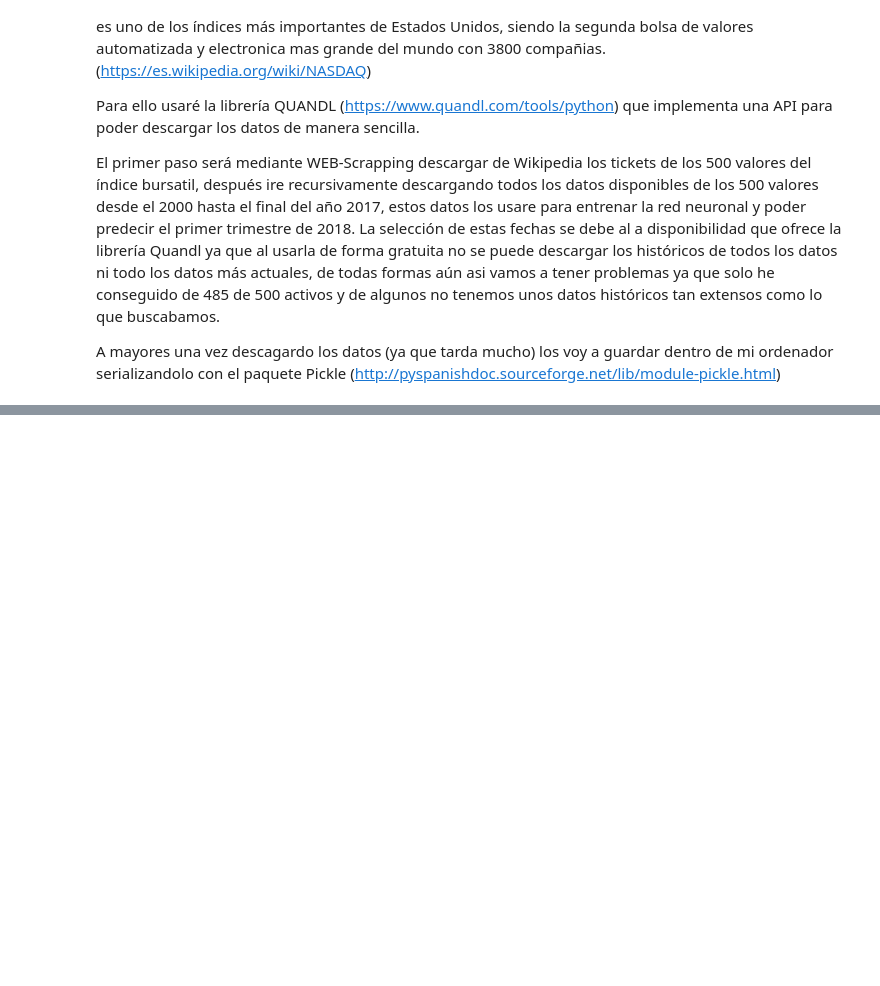
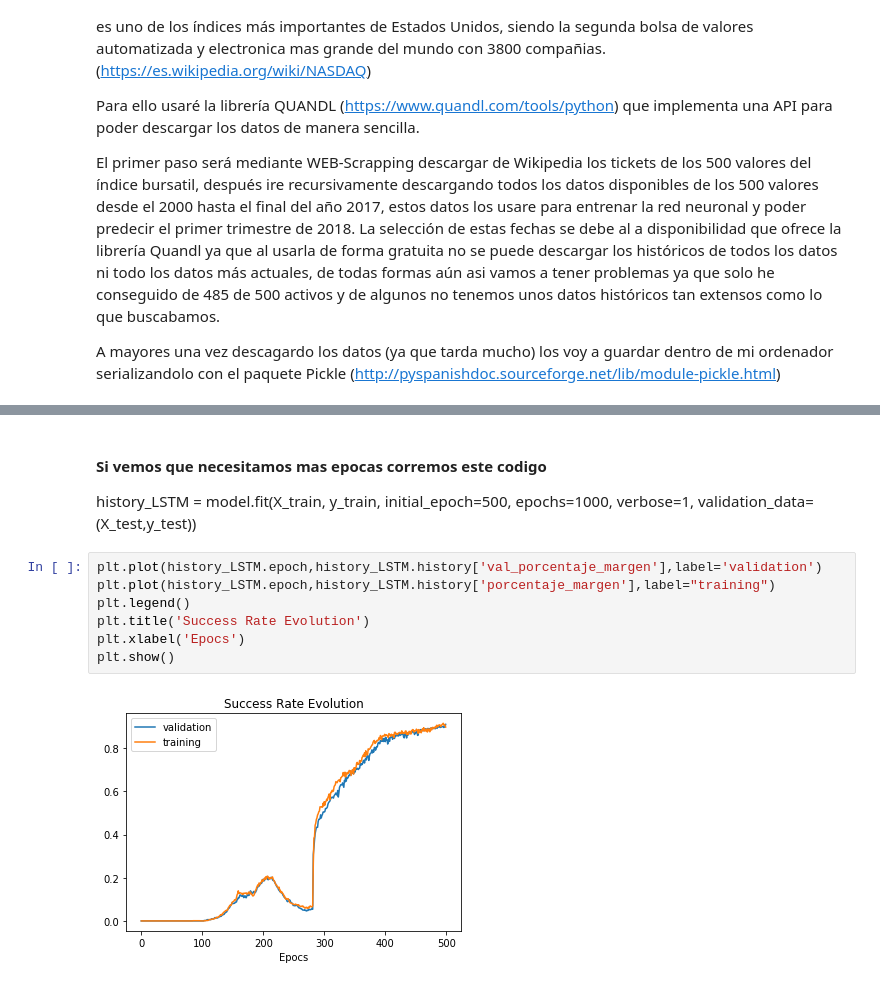
Before and after one commit to CesarHernandez73/TFG_Informatica, a Jupyter notebook: extendido/TFGExtendido.ipynb, the cells around one changed output, grey strips where cells are left out. Saved outputs shown, nothing was run; the diff lists cells and outputs as text; blank space fills up the shorter version.

```diff
--- a/extendido/TFGExtendido.ipynb
+++ b/extendido/TFGExtendido.ipynb
@@ -312,3 +340,20 @@ Epoch 500/500
+# %% [markdown]
+#### Si vemos que necesitamos mas epocas corremos este codigo
+history_LSTM = model.fit(X_train,
+                  y_train,
+                  initial_epoch=500,
+                  epochs=1000,
+                  verbose=1,
+                  validation_data=(X_test,y_test))
+# %%
+plt.plot(history_LSTM.epoch,history_LSTM.history['val_porcentaje_margen'],label='validation')
+plt.plot(history_LSTM.epoch,history_LSTM.history['porcentaje_margen'],label="training")
+plt.legend()
+plt.title('Success Rate Evolution')
+plt.xlabel('Epocs')
+plt.show()
+# %% [output]
+[figure, added]
 # %%
 # Calculo la prediccion para mi conjunto test
 predicted_stock_price = pd.DataFrame(model.predict(Xtt))
```
Also changed, not shown: parts of 22 cells of this notebook, 11 other files.
